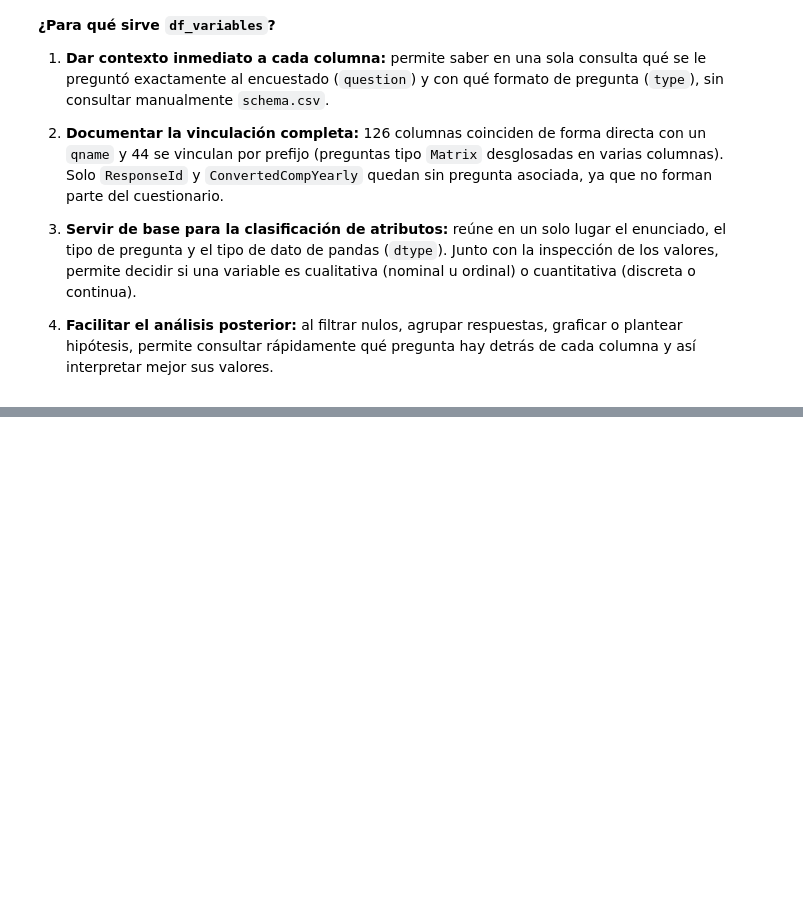
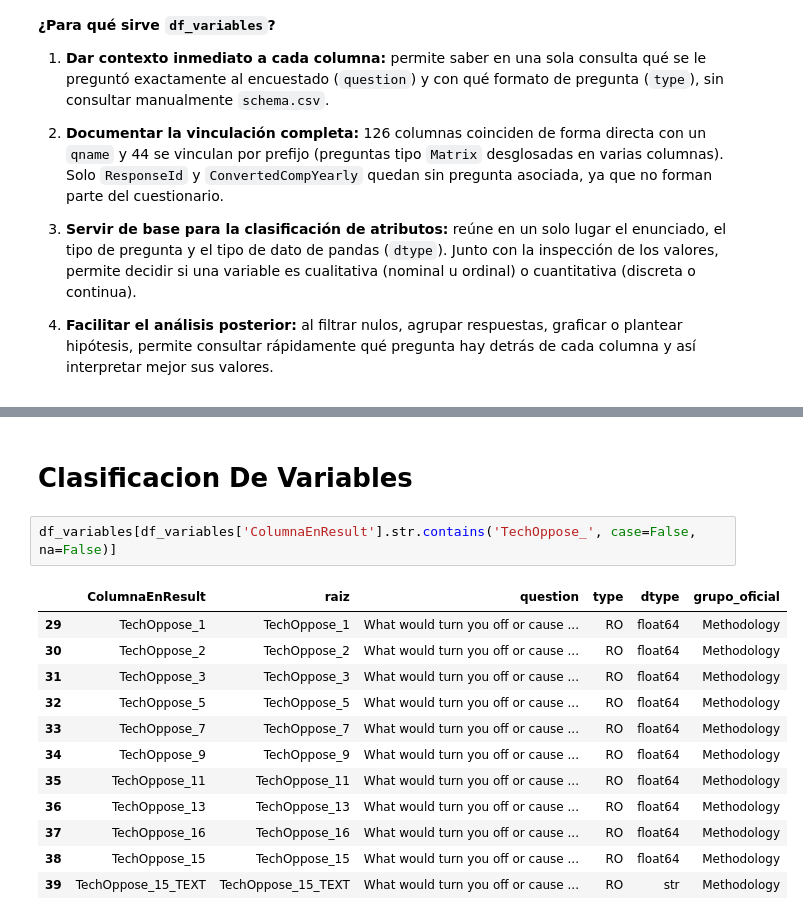
Before and after one commit to Gonza117/tp-fundamentos-ciencia-datos, a Jupyter notebook: CodigosGonza.ipynb, the cells around one changed output, grey strips where cells are left out. Cells and saved outputs as stored; diff of their text form; blank space fills up the shorter version.

```diff
--- a/CodigosGonza.ipynb
+++ b/CodigosGonza.ipynb
@@ -346,0 +271,17 @@ Numero De Variables Methodology: 24
+# %% [markdown]
+# Clasificacion De Variables
+# %%
+df_variables[df_variables['ColumnaEnResult'].str.contains('TechOppose_', case=False, na=False)]
+# %% [output]
+|  | ColumnaEnResult | raiz | question | type | dtype | grupo_oficial |
+| 29 | TechOppose_1 | TechOppose_1 | What would turn you off or cause ... | RO | float64 | Methodology |
+| 30 | TechOppose_2 | TechOppose_2 | What would turn you off or cause ... | RO | float64 | Methodology |
+| 31 | TechOppose_3 | TechOppose_3 | What would turn you off or cause ... | RO | float64 | Methodology |
+| 32 | TechOppose_5 | TechOppose_5 | What would turn you off or cause ... | RO | float64 | Methodology |
+| 33 | TechOppose_7 | TechOppose_7 | What would turn you off or cause ... | RO | float64 | Methodology |
+| 34 | TechOppose_9 | TechOppose_9 | What would turn you off or cause ... | RO | float64 | Methodology |
+| 35 | TechOppose_11 | TechOppose_11 | What would turn you off or cause ... | RO | float64 | Methodology |
+| 36 | TechOppose_13 | TechOppose_13 | What would turn you off or cause ... | RO | float64 | Methodology |
+| 37 | TechOppose_16 | TechOppose_16 | What would turn you off or cause ... | RO | float64 | Methodology |
+| 38 | TechOppose_15 | TechOppose_15 | What would turn you off or cause ... | RO | float64 | Methodology |
+| 39 | TechOppose_15_TEXT | TechOppose_15_TEXT | What would turn you off or cause ... | RO | str | Methodology |
```
Also changed, not shown: parts of 9 cells of this notebook.
